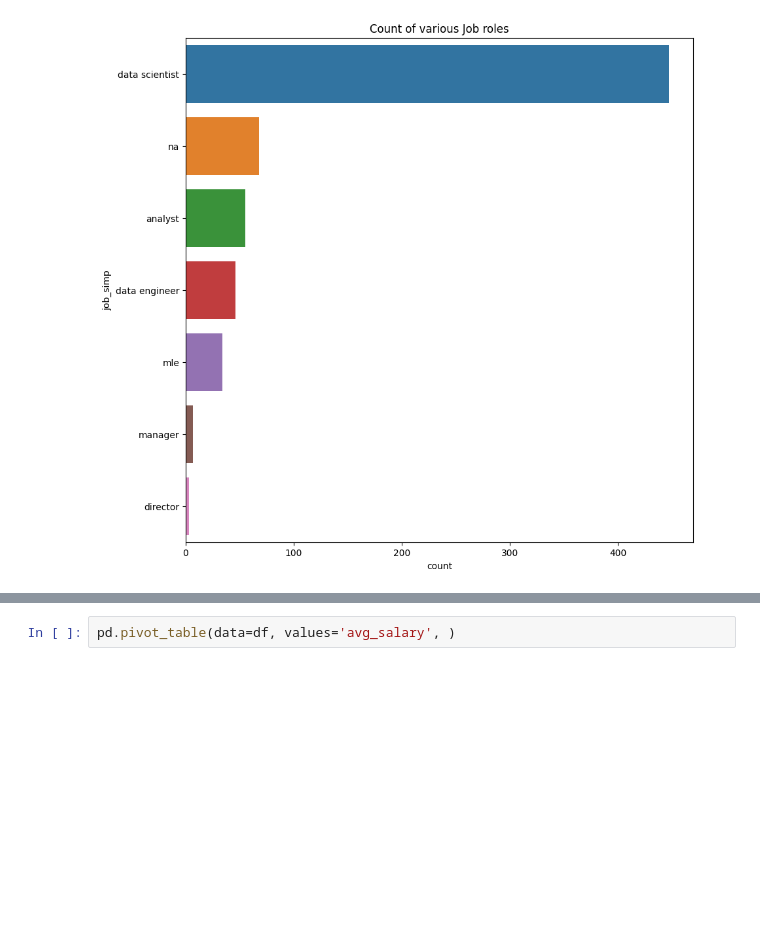
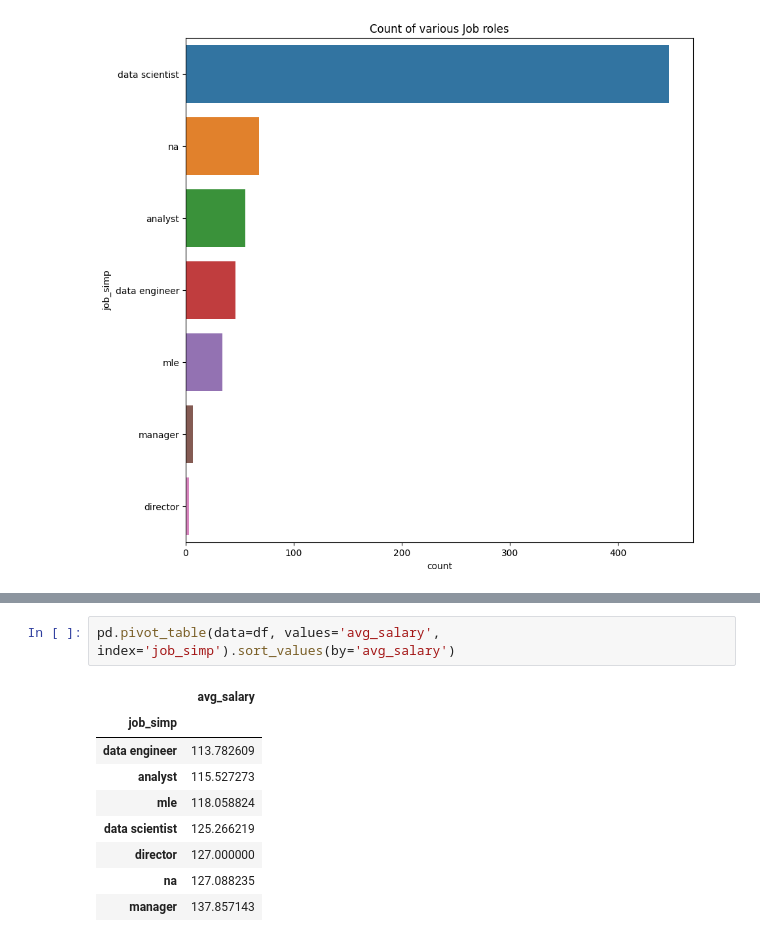
Before and after one commit to Siddharth114/GlassdoorJobPostings, a Jupyter notebook: main.ipynb, the cells around one changed output, grey strips where cells are left out. Drawn from its saved outputs; the diff is of its cells as text; blank space fills up the shorter version.

```diff
--- a/main.ipynb
+++ b/main.ipynb
@@ -61,2 +80,12 @@ sns.countplot(data=df,y='Industry', order=df['Industry'].value_counts().index).s
 # %%
-pd.pivot_table(data=df, values='avg_salary', )
+pd.pivot_table(data=df, values='avg_salary', index='job_simp').sort_values(by='avg_salary')
+# %% [output]
+|  | avg_salary |
+| job_simp |  |
+| data engineer | 113.782609 |
+| analyst | 115.527273 |
+| mle | 118.058824 |
+| data scientist | 125.266219 |
+| director | 127.000000 |
+| na | 127.088235 |
+| manager | 137.857143 |
```
Also changed, not shown: parts of 4 cells of this notebook.
